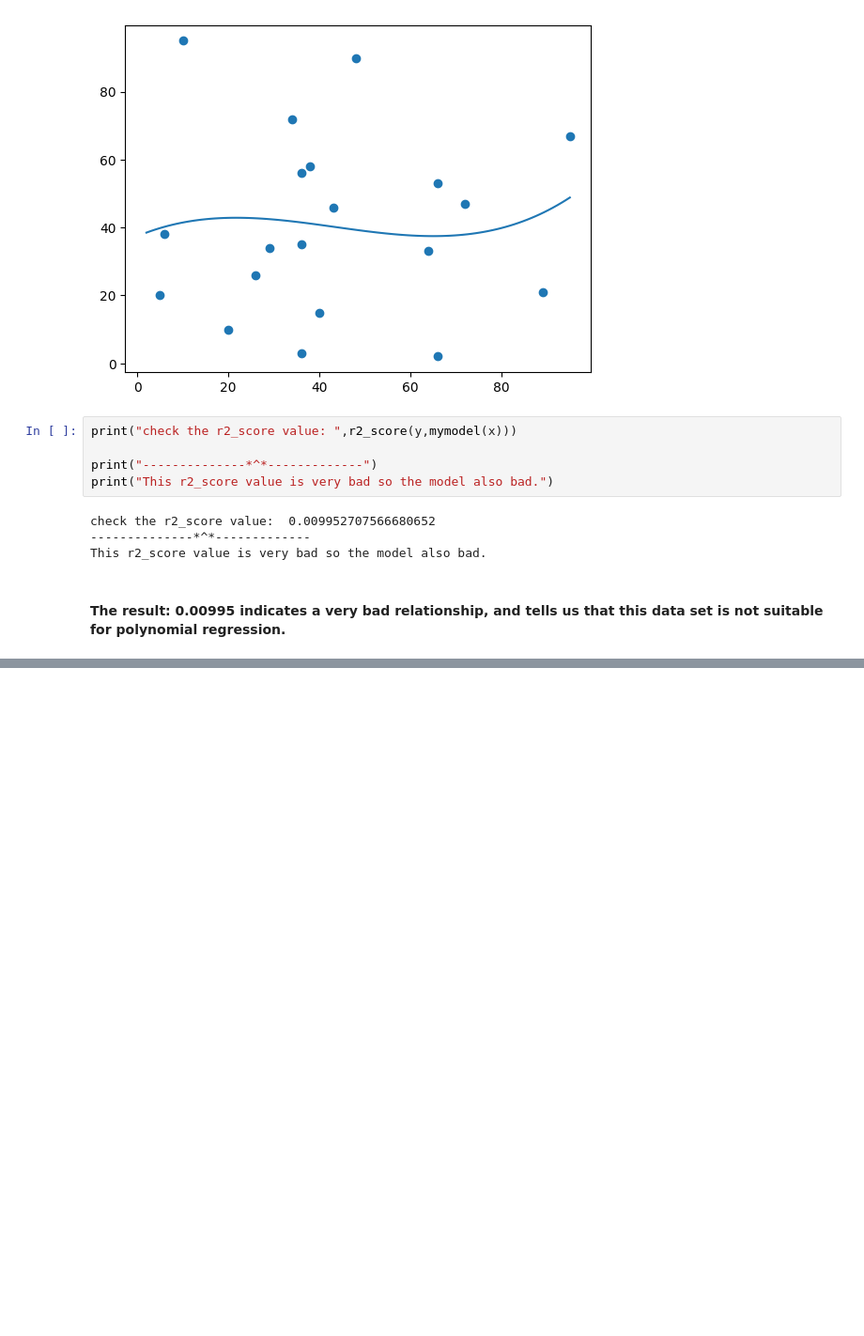
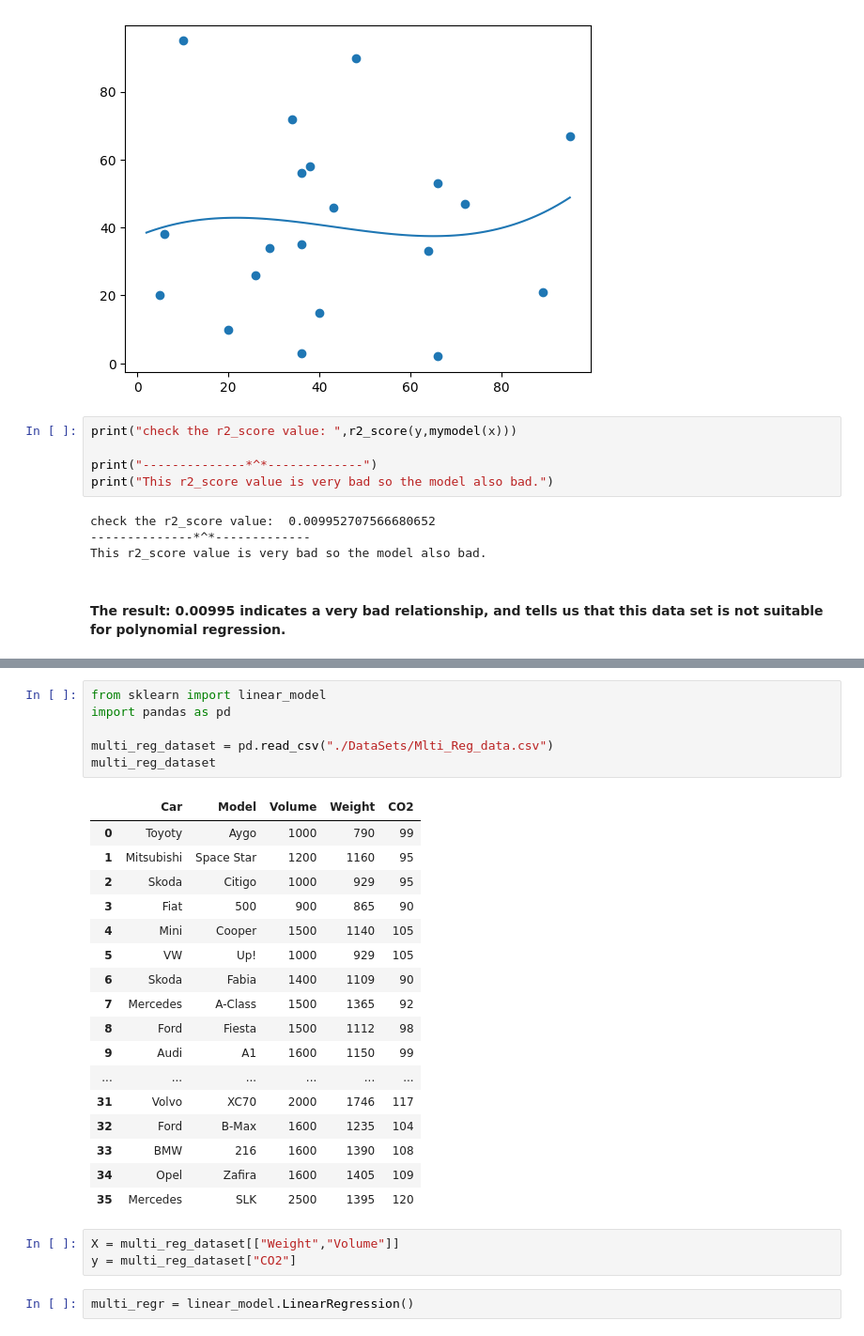
Before and after one commit to SohailDad/ML-Python, a Jupyter notebook: practice/Polynomial_and_Multiple_regression.ipynb, the cells around one changed output, grey strips where cells are left out. Shown at 94% size. Cells and saved outputs as stored; diff of their text form; blank space fills up the shorter version.

Commit message:
download the dataset and import in file

```diff
--- a/practice/Polynomial_and_Multiple_regression.ipynb
+++ b/practice/Polynomial_and_Multiple_regression.ipynb
@@ -83,0 +87,29 @@ This r2_score value is very bad so the model also bad.
+# %%
+from sklearn import linear_model
+import pandas as pd
+
+multi_reg_dataset = pd.read_csv("./DataSets/Mlti_Reg_data.csv")
+multi_reg_dataset
+# %% [output]
+|  | Car | Model | Volume | Weight | CO2 |
+| 0 | Toyoty | Aygo | 1000 | 790 | 99 |
+| 1 | Mitsubishi | Space Star | 1200 | 1160 | 95 |
+| 2 | Skoda | Citigo | 1000 | 929 | 95 |
+| 3 | Fiat | 500 | 900 | 865 | 90 |
+| 4 | Mini | Cooper | 1500 | 1140 | 105 |
+| 5 | VW | Up! | 1000 | 929 | 105 |
+| 6 | Skoda | Fabia | 1400 | 1109 | 90 |
+| 7 | Mercedes | A-Class | 1500 | 1365 | 92 |
+| 8 | Ford | Fiesta | 1500 | 1112 | 98 |
+| 9 | Audi | A1 | 1600 | 1150 | 99 |
+| ... | ... | ... | ... | ... | ... |
+| 31 | Volvo | XC70 | 2000 | 1746 | 117 |
+| 32 | Ford | B-Max | 1600 | 1235 | 104 |
+| 33 | BMW | 216 | 1600 | 1390 | 108 |
+| 34 | Opel | Zafira | 1600 | 1405 | 109 |
+| 35 | Mercedes | SLK | 2500 | 1395 | 120 |
+# %%
+X = multi_reg_dataset[["Weight","Volume"]]
+y = multi_reg_dataset["CO2"]
+# %%
+multi_regr = linear_model.LinearRegression()
```
Also changed, not shown: parts of 1 cell of this notebook, 1 other file.
